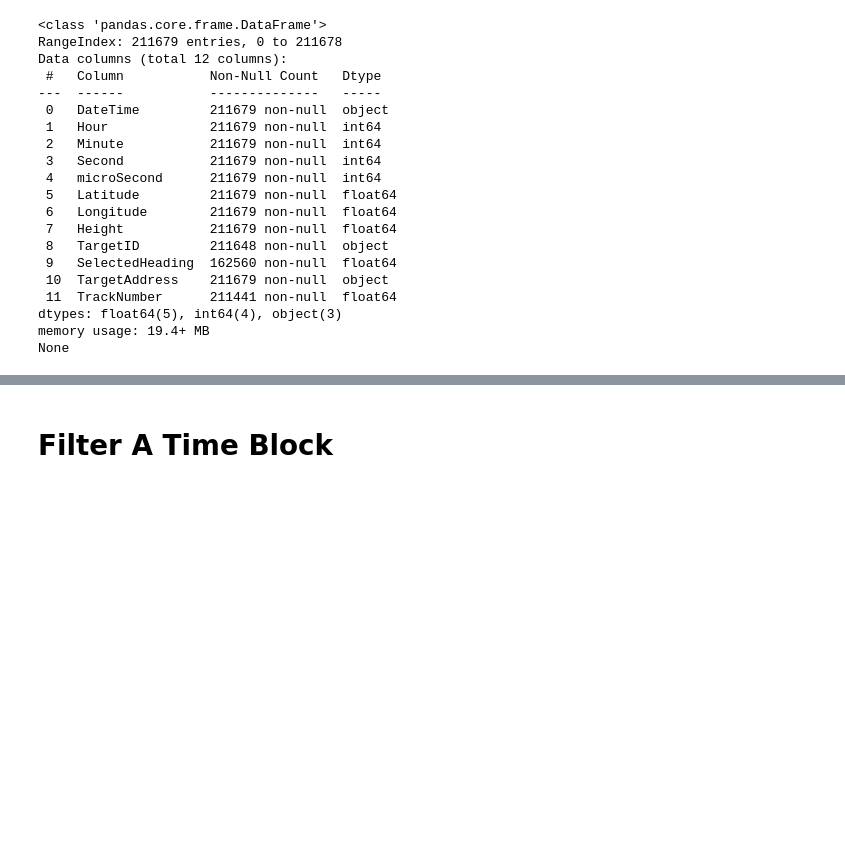
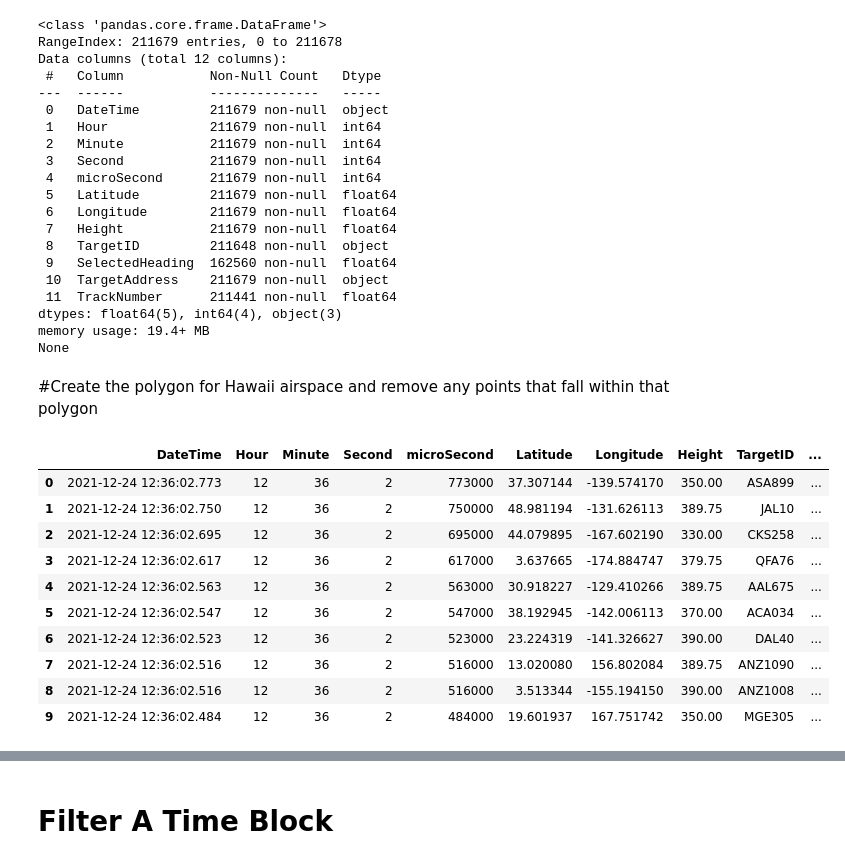
Before and after one commit to DAEN690-S22-OA/OceanicAirspaceProject, a Jupyter notebook: VerticalSeparation.ipynb, the cells around one changed output, grey strips where cells are left out. Saved outputs shown, nothing was run; the diff lists cells and outputs as text; code cells hidden in the pictures; blank space fills up the shorter version.

```diff
--- a/VerticalSeparation.ipynb
+++ b/VerticalSeparation.ipynb
@@ -139,3 +139,62 @@ Data columns (total 12 columns):
 dtypes: float64(5), int64(4), object(3)
 memory usage: 19.4+ MB
 None
+# %% [markdown]
+#Create the polygon for Hawaii airspace and remove any points that fall within that polygon
+# %%
+#Coordinates for Hawaii airspace
+v0 = (26.14472222, -158.62194444)
+v1 = (26.105, -160.63166667)
+v2 = (25.67611111, -161.69111111)
+v3 = (25.05666667, -162.64972222)
+v4 = (24.16889, -163.26638889)
+v5 = (23.25833, -163.855)
+v6 = (22.20555556, -163.91444444)
+v7 = (33.10266389, 130.47177778)
+v8 = (20.11666667, -163.3)
+v9 = (19.65805556,-162.69944444)
+v10 = (19.415, -162.38361111)
+v11 = (18.40777778, -160.81416667)
+v12 = (18.0525, -160.26972222)
+v13 = (17.75583333, -159.53888889)
+v14 = (17.17055556, -157.75666667)
+v15 = (17.805,-156.06805556)
+v16 = (18.10888889, -155.71166667)
+v17 = (19.14222222, -154.48333333)
+v18 = (19.22293333, -151.87963333)
+v19 = (20.69694444, -151.01916667)
+v20 = (21.54777778, -151.46638889)
+v21 = (22.34416667,-151.88527778)
+v22 = (23.02416667, -152.57777778)
+v23 = (23.78055556, -153.36611111)
+v24 = (24.29583333, -154.25)
+v25 = (24.72138889, -155.26305556)
+v26 = (25.19583333, -156.42111111)
+
+# Polygon
+coords = [v1, v2, v3, v4, v5, v6, v7, v8, v9, v10, v11, v12, v13, v14, v15, v16, v17, v18, v19, v20, v21, v22, v23, v24, v25, v26]
+poly = Polygon(coords)
+# %%
+hawaiiAir = []
+loc = 0
+
+while loc < len(airspaceDF):
+  p1 = Point(airspaceDF.iloc[loc][5], airspaceDF.iloc[loc][6])
+  hawaiiAir.append(p1.within(poly))
+  loc = loc + 1
+
+airspaceDF['nearHawaii'] = hawaiiAir
+
+airspaceDF.head(10)
+# %% [output]
+|  | DateTime | Hour | Minute | Second | microSecond | Latitude | Longitude | Height | TargetID | ... |
+| 0 | 2021-12-24 12:36:02.773 | 12 | 36 | 2 | 773000 | 37.307144 | -139.574170 | 350.00 | ASA899 | ... |
+| 1 | 2021-12-24 12:36:02.750 | 12 | 36 | 2 | 750000 | 48.981194 | -131.626113 | 389.75 | JAL10 | ... |
+| 2 | 2021-12-24 12:36:02.695 | 12 | 36 | 2 | 695000 | 44.079895 | -167.602190 | 330.00 | CKS258 | ... |
+| 3 | 2021-12-24 12:36:02.617 | 12 | 36 | 2 | 617000 | 3.637665 | -174.884747 | 379.75 | QFA76 | ... |
+| 4 | 2021-12-24 12:36:02.563 | 12 | 36 | 2 | 563000 | 30.918227 | -129.410266 | 389.75 | AAL675 | ... |
+| 5 | 2021-12-24 12:36:02.547 | 12 | 36 | 2 | 547000 | 38.192945 | -142.006113 | 370.00 | ACA034 | ... |
+| 6 | 2021-12-24 12:36:02.523 | 12 | 36 | 2 | 523000 | 23.224319 | -141.326627 | 390.00 | DAL40 | ... |
+| 7 | 2021-12-24 12:36:02.516 | 12 | 36 | 2 | 516000 | 13.020080 | 156.802084 | 389.75 | ANZ1090 | ... |
+| 8 | 2021-12-24 12:36:02.516 | 12 | 36 | 2 | 516000 | 3.513344 | -155.194150 | 390.00 | ANZ1008 | ... |
+| 9 | 2021-12-24 12:36:02.484 | 12 | 36 | 2 | 484000 | 19.601937 | 167.751742 | 350.00 | MGE305 | ... |
```
Also changed, not shown: parts of 4 cells of this notebook.
